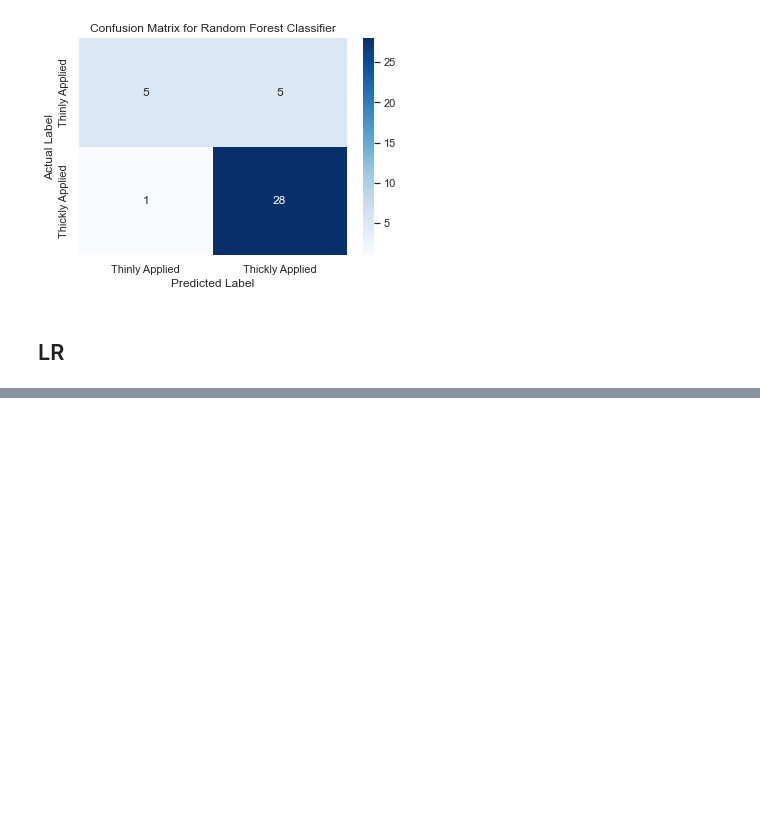
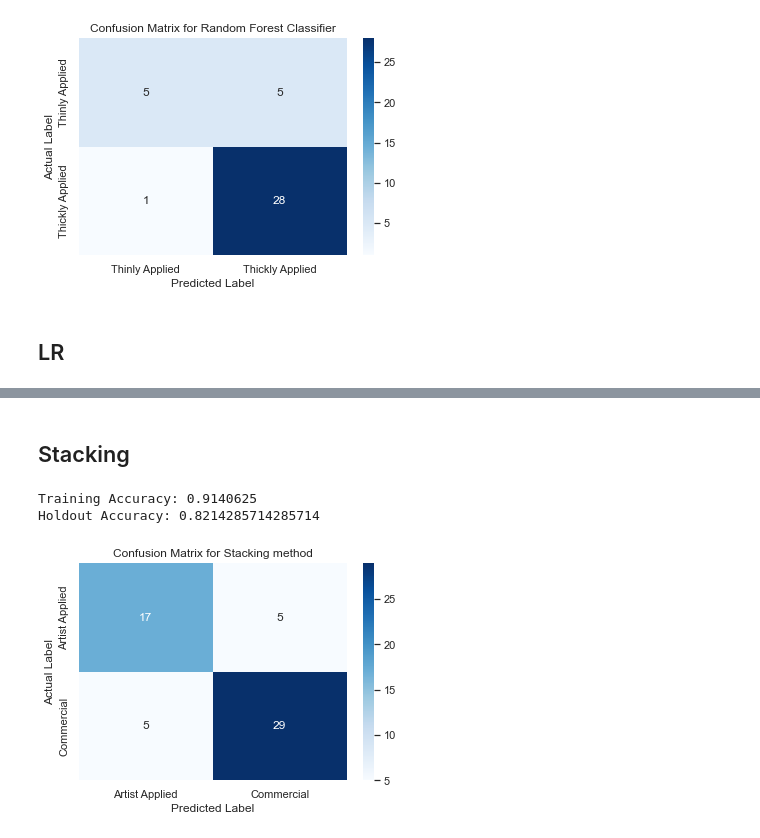
Before and after one commit to DS-Project-Group-7/Data-Science-Project, a Jupyter notebook: predictive_modeling/missing_value_prediction.ipynb, the cells around one changed output, grey strips where cells are left out. Drawn from its saved outputs; the diff is of its cells as text; code cells hidden in the pictures; blank space fills up the shorter version.

```diff
--- a/predictive_modeling/missing_value_prediction.ipynb
+++ b/predictive_modeling/missing_value_prediction.ipynb
@@ -605,6 +623,6 @@ Holdout Accuracy: 0.8461538461538461
 # %% [markdown]
 ## LR
 # %%
-predthicSVM = LR_analysis(Xthic_train, ythic_train, Xthic_valid, ythic_valid, Xthic_test)
+(predthicSVM, bestThic) = LR_analysis(Xthic_train, ythic_train, Xthic_valid, ythic_valid, Xthic_test)
 # %% [output]
 [Parallel(n_jobs=-1)]: Using backend LokyBackend with 4 concurrent workers.
@@ -627,3 +645,11 @@ Please also refer to the documentation for alternative solver options:
 Training Accuracy: 0.875
 Holdout Accuracy: 0.7948717948717948
 [figure]
+# %% [markdown]
+## Stacking
+# %%
+thicPred = Stacking_analysis(Xb_train, yb_train, Xb_valid, yb_valid, Xb_test, c=bestThic)
+# %% [output]
+Training Accuracy: 0.9140625
+Holdout Accuracy: 0.8214285714285714
+[figure, added]
```
Also changed, not shown: parts of 12 cells of this notebook.
